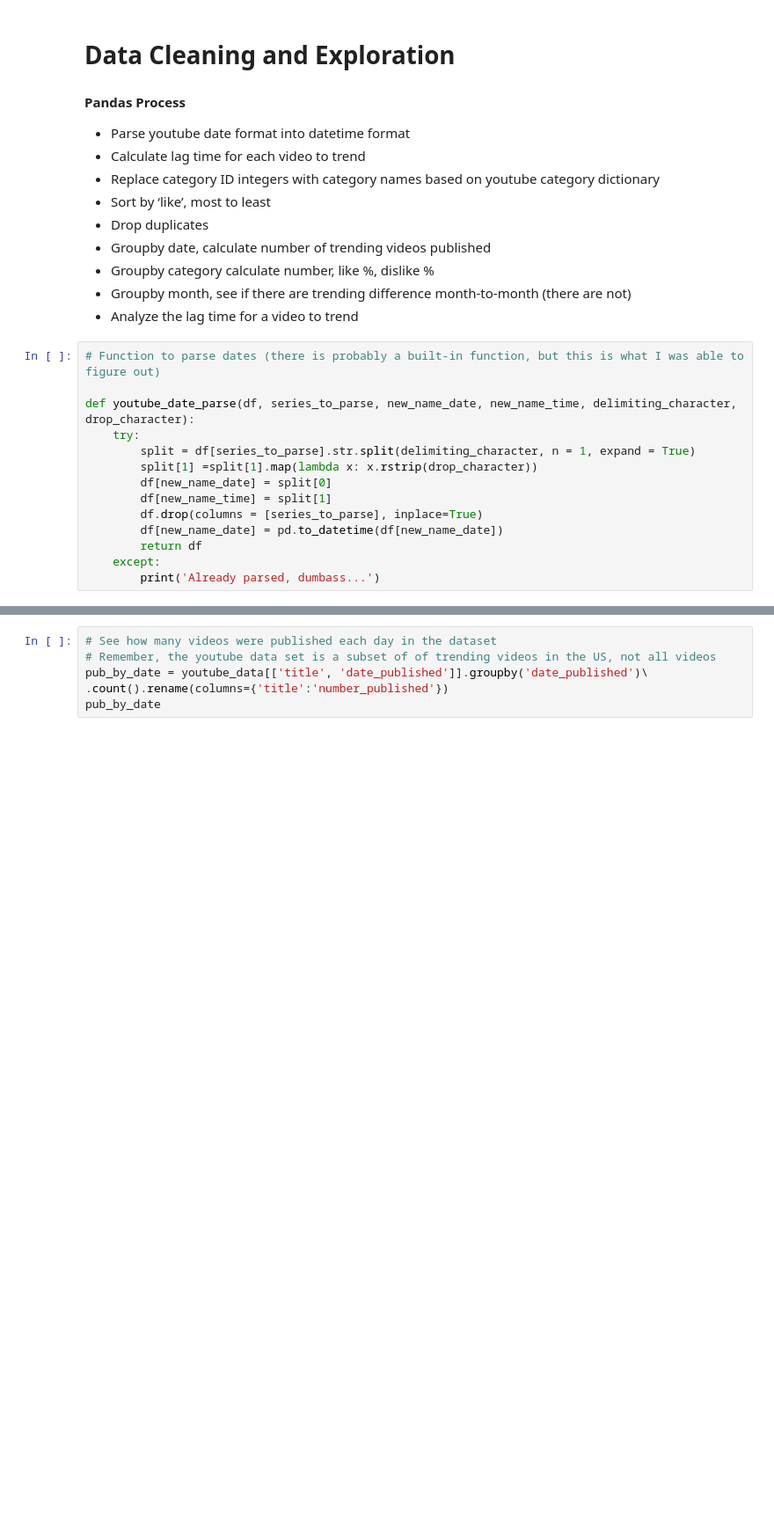
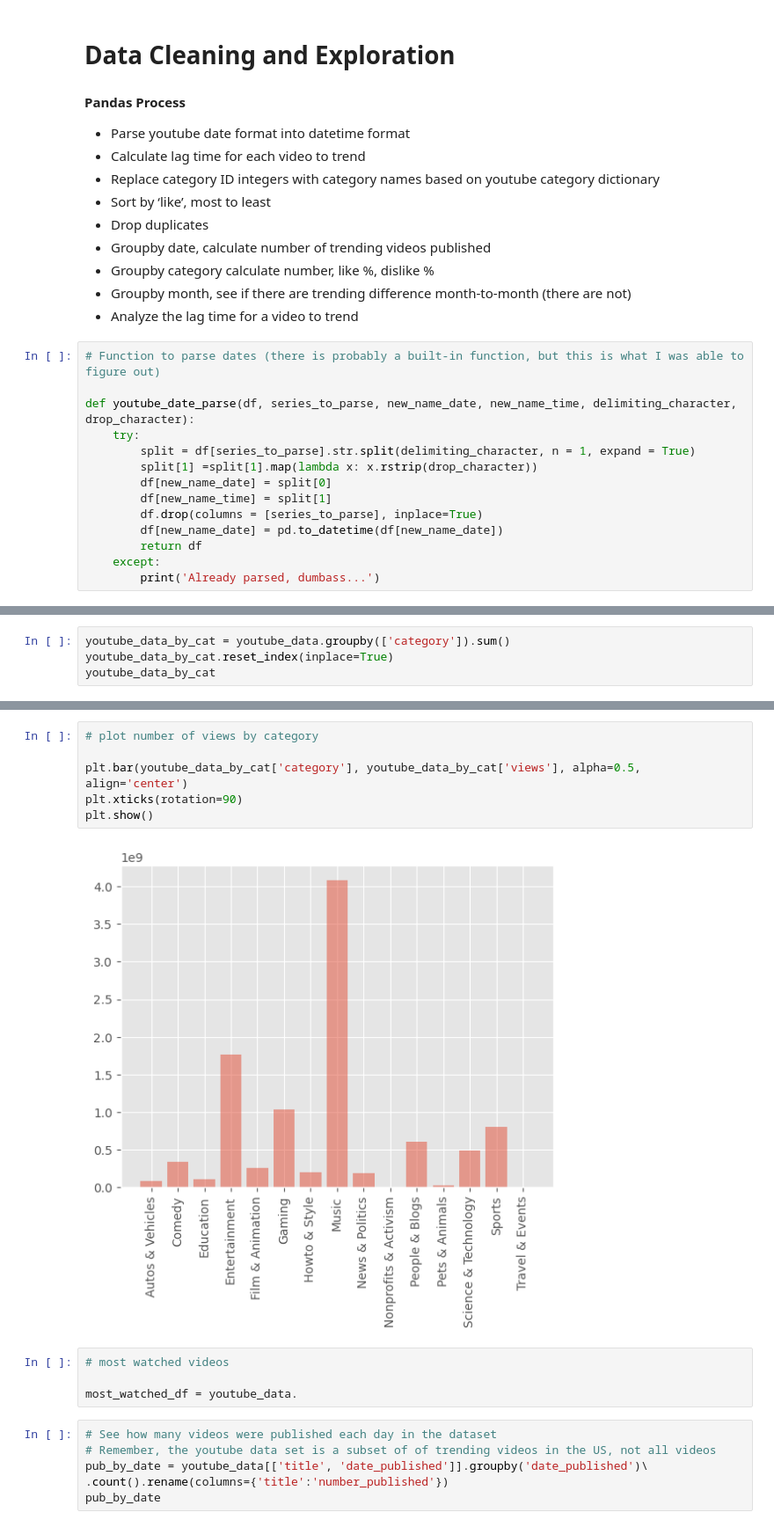
Before and after one commit to simon2383/Project-1, a Jupyter notebook: YouTube_Trend_Analysis .ipynb, the cells around one changed output, grey strips where cells are left out. Shown at 88% size. Saved outputs shown, nothing was run; the diff lists cells and outputs as text; blank space fills up the shorter version.

```diff
--- a/YouTube_Trend_Analysis .ipynb
+++ b/YouTube_Trend_Analysis .ipynb
@@ -102,3 +147,7 @@ youtube_data.head()
 | 11764 | BLACKPINK | BLACKPINK – ‘Lovesick Girls’ M/V | Music | 140685439 | 9217876 | 127308 | 1507605 | 2020-10-02 | 2020-10-09 | ... |
 | 2762 | Big Hit Labels | BTS (방탄소년단) 'Dynamite' Official T... | Music | 62496726 | 6178664 | 158845 | 992356 | 2020-08-18 | 2020-08-25 | ... |
 | 3992 | Big Hit Labels | BTS (방탄소년단) 'Dynamite' Official M... | Music | 45596902 | 5951286 | 97683 | 382374 | 2020-08-24 | 2020-08-31 | ... |
+# %%
+youtube_data_by_cat = youtube_data.groupby(['category']).sum()
+youtube_data_by_cat.reset_index(inplace=True)
+youtube_data_by_cat
@@ -105,3 +171,15 @@ youtube_data.head()
+# %%
+# plot number of views by category
+
+plt.bar(youtube_data_by_cat['category'], youtube_data_by_cat['views'], alpha=0.5, align='center')
+plt.xticks(rotation=90)
+plt.show()
+# %% [output]
+[figure, added]
+# %%
+# most watched videos
+
+most_watched_df = youtube_data.
 # %%
 # See how many videos were published each day in the dataset
 # Remember, the youtube data set is a subset of of trending videos in the US, not all videos
```
Also changed, not shown: parts of 5 cells of this notebook.
